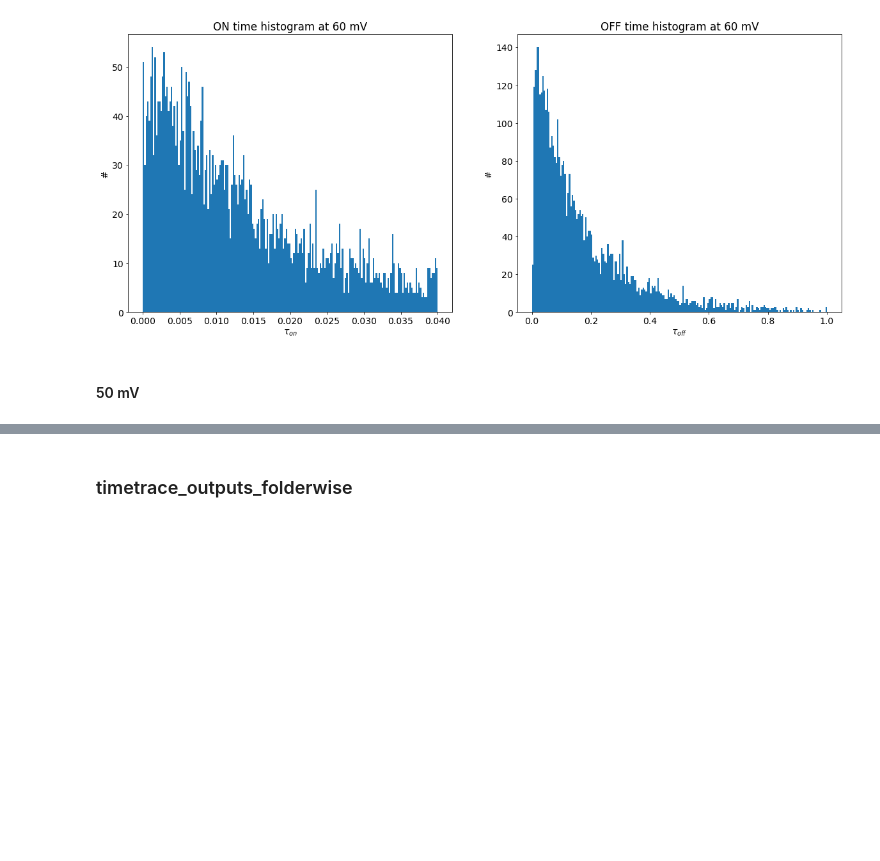
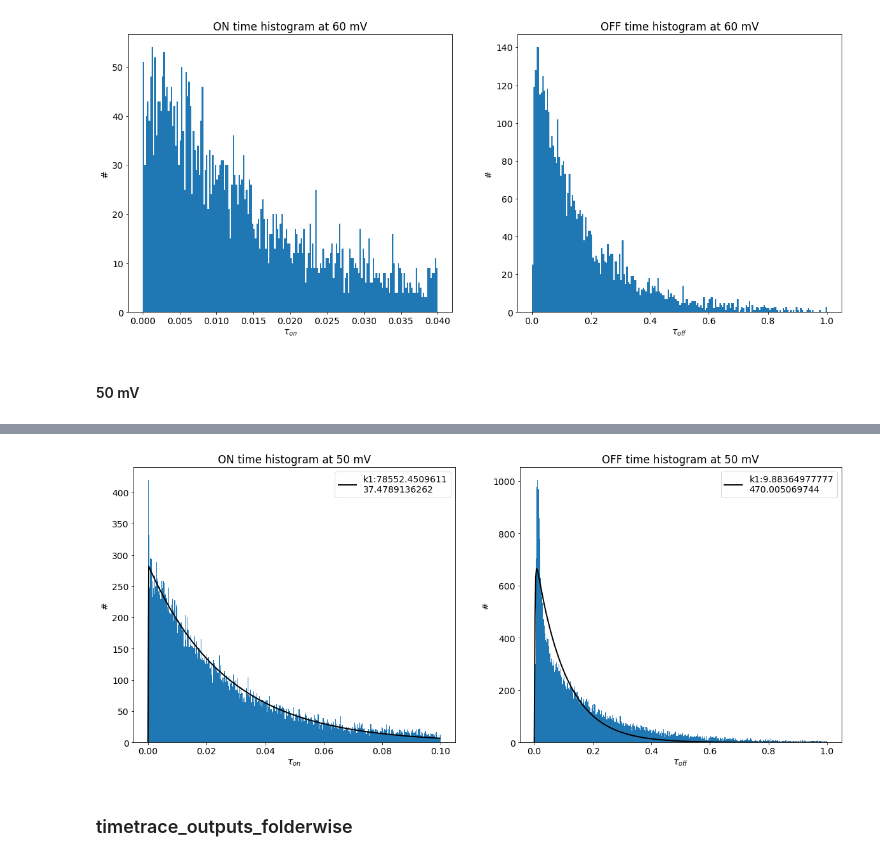
Before and after one commit to biswajitSM/Azurin_SM_repo, a Jupyter notebook: Analysis/Analysis_General.ipynb, the cells around one changed output, grey strips where cells are left out. Saved outputs shown, nothing was run; the diff lists cells and outputs as text; code cells hidden in the pictures; blank space fills up the shorter version.

```diff
--- a/Analysis/Analysis_General.ipynb
+++ b/Analysis/Analysis_General.ipynb
@@ -970,3 +1298,9 @@ potential value in Point_0.11uW_A3_50mV(20)_300sec_BG.pt3 is not properly define
+# %%
+#folderlist = allfolders
+t_ons, t_offs, n_on, bins_on, n_off, bins_off = histogram_on_off_all_folder(folderlist = allfolders, input_potential=[50], pointnumbers=range(100),
+                                        bins_on=400, range_on=[0, 0.1], bins_off=400, range_off=[0, 1], plotting=True)
+# %% [output]
+[figure, added]
 # %% [markdown]
 ### timetrace_outputs_folderwise
 # %%
```
Also changed, not shown: parts of 15 cells of this notebook, 5 other files.
